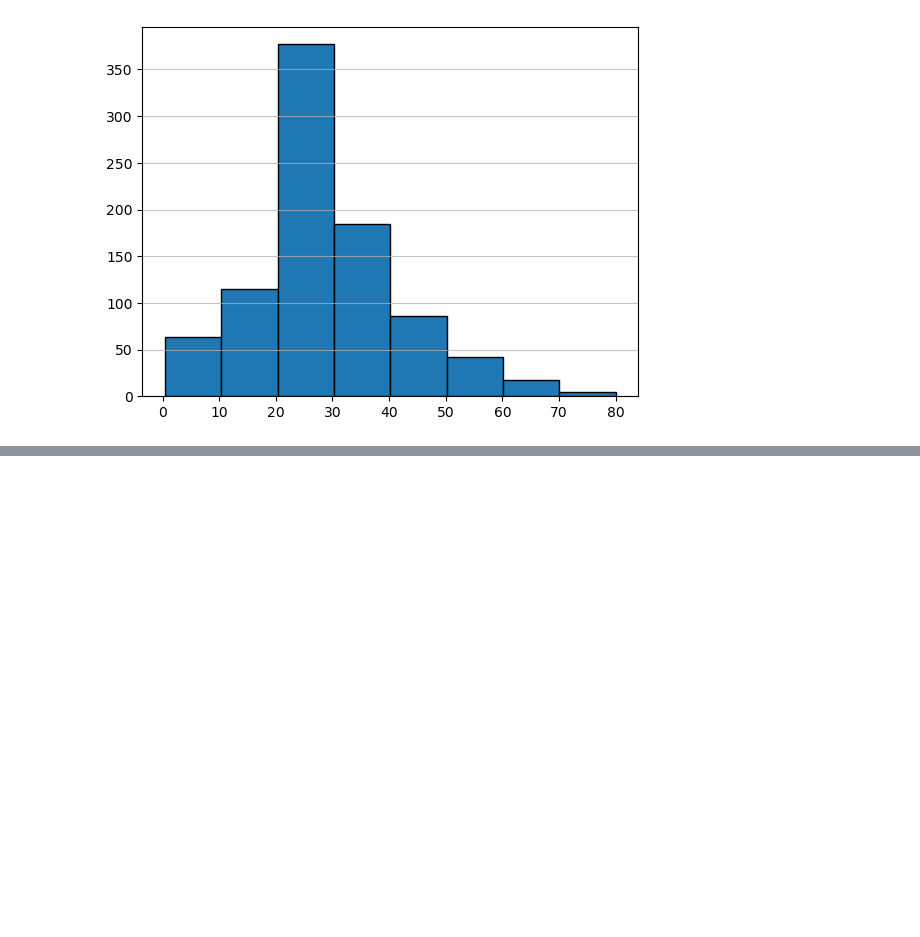
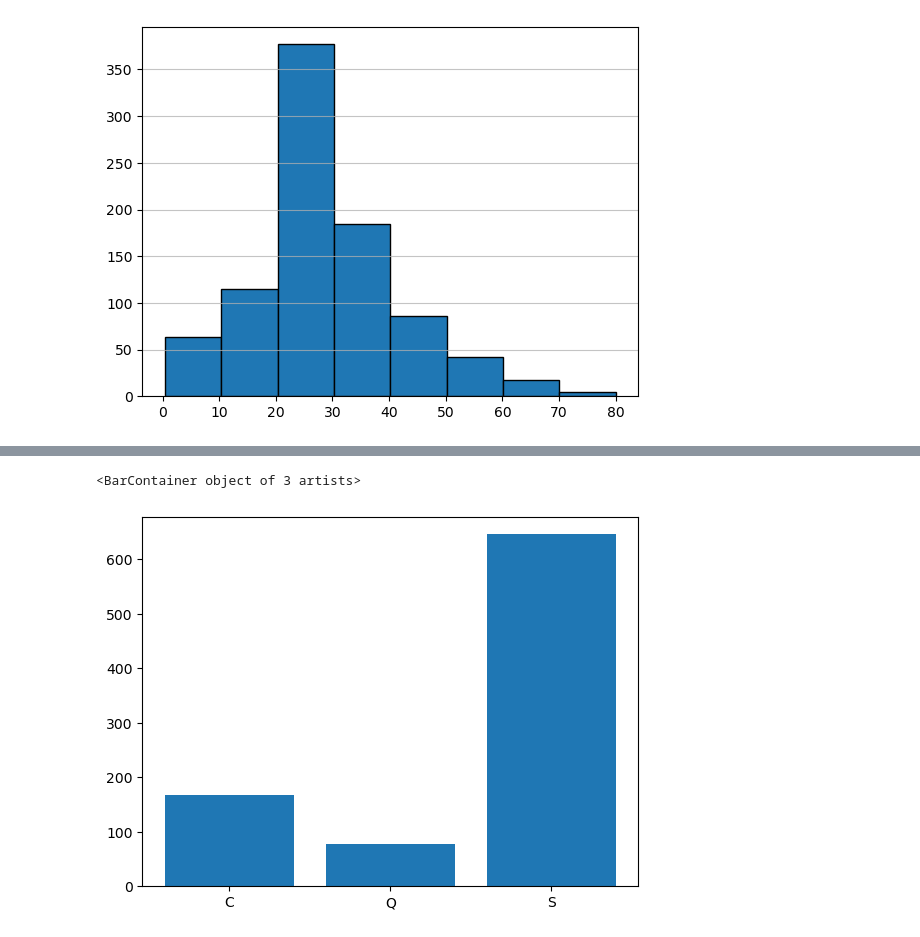
Before and after one commit to codedbyyprince/Titanic-Survival-ML-Model-Practice-, a Jupyter notebook: EDA.ipynb, the cells around one changed output, grey strips where cells are left out. Saved outputs shown, nothing was run; the diff lists cells and outputs as text; code cells hidden in the pictures; blank space fills up the shorter version.

```diff
--- a/EDA.ipynb
+++ b/EDA.ipynb
@@ -49,0 +69,7 @@ plt.grid( axis='y', alpha=0.75)
+# %%
+embarked_counts = df['Embarked'].value_counts().sort_index()
+
+plt.bar(embarked_counts.index , embarked_counts.values)
+# %% [output]
+<BarContainer object of 3 artists>
+[figure, added]
```
Also changed, not shown: parts of 8 cells of this notebook, 1 other file.
